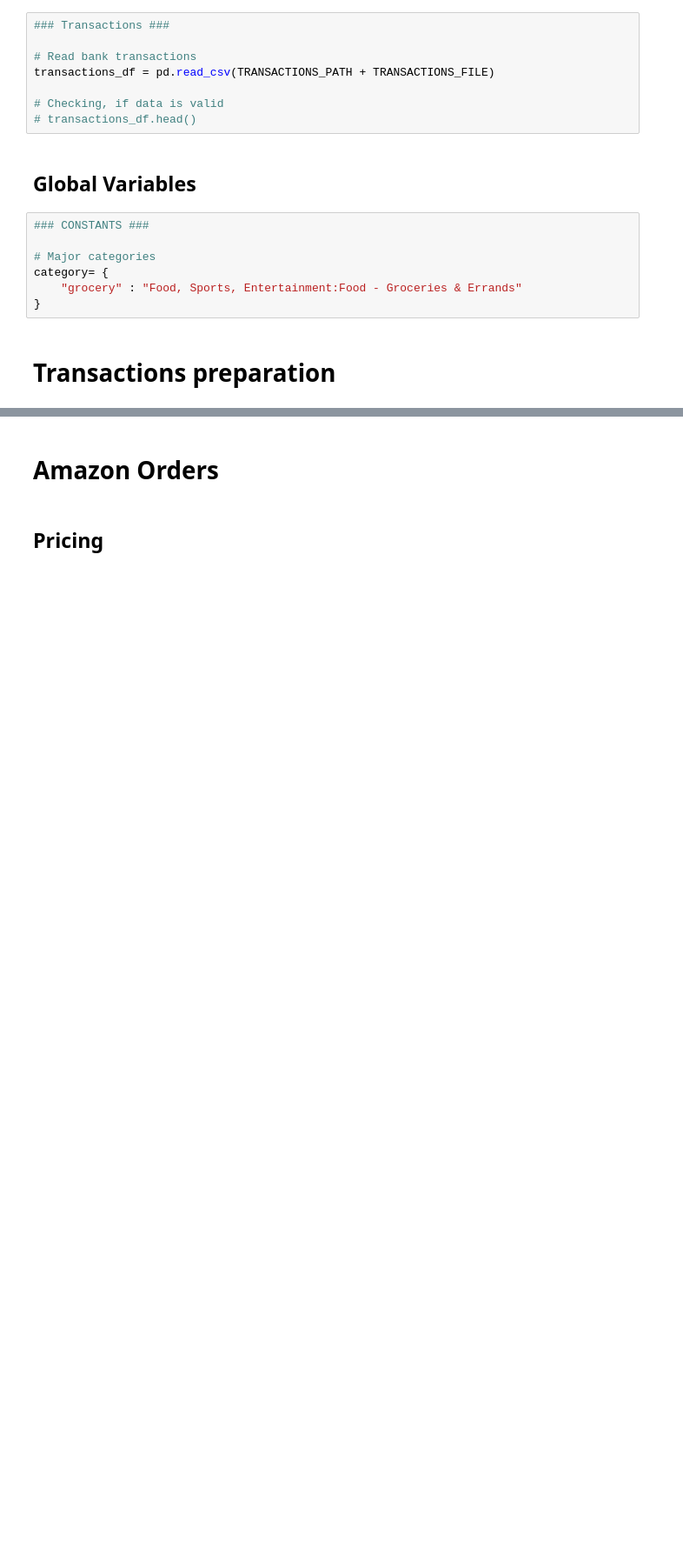
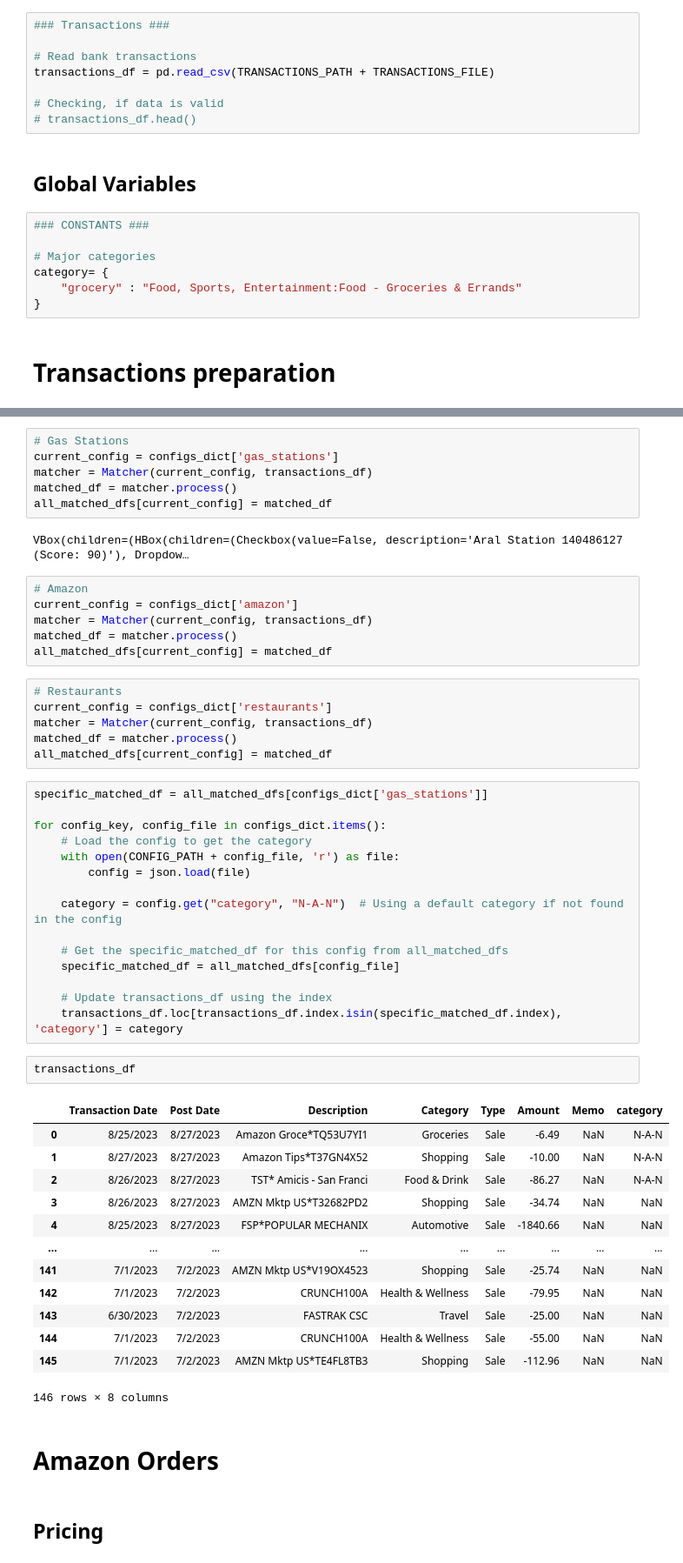
Before and after one commit to axjasf/Personal-Finance-Categorizer, a Jupyter notebook: YNAB.ipynb, the cells around one changed output, grey strips where cells are left out. Shown at 87% size. Drawn from its saved outputs; the diff is of its cells as text; blank space fills up the shorter version.

```diff
--- a/YNAB.ipynb
+++ b/YNAB.ipynb
@@ -203,3 +171,54 @@ General algo
+# %%
+# Gas Stations
+current_config = configs_dict['gas_stations']
+matcher = Matcher(current_config, transactions_df)
+matched_df = matcher.process()
+all_matched_dfs[current_config] = matched_df
+# %% [output]
+VBox(children=(HBox(children=(Checkbox(value=False, description='Aral Station 140486127 (Score: 90)'), Dropdow…
+# %%
+# Amazon
+current_config = configs_dict['amazon']
+matcher = Matcher(current_config, transactions_df)
+matched_df = matcher.process()
+all_matched_dfs[current_config] = matched_df
+# %%
+# Restaurants
+current_config = configs_dict['restaurants']
+matcher = Matcher(current_config, transactions_df)
+matched_df = matcher.process()
+all_matched_dfs[current_config] = matched_df
+# %%
+specific_matched_df = all_matched_dfs[configs_dict['gas_stations']]
+
+for config_key, config_file in configs_dict.items():
+    # Load the config to get the category
+    with open(CONFIG_PATH + config_file, 'r') as file:
+        config = json.load(file)
+
+    category = config.get("category", "N-A-N")  # Using a default category if not found in the config
+
+    # Get the specific_matched_df for this config from all_matched_dfs
+    specific_matched_df = all_matched_dfs[config_file]
+
+    # Update transactions_df using the index
+    transactions_df.loc[transactions_df.index.isin(specific_matched_df.index), 'category'] = category
+# %%
+transactions_df
+# %% [output]
+|  | Transaction Date | Post Date | Description | Category | Type | Amount | Memo | category |
+| 0 | 8/25/2023 | 8/27/2023 | Amazon Groce*TQ53U7YI1 | Groceries | Sale | -6.49 | NaN | N-A-N |
+| 1 | 8/27/2023 | 8/27/2023 | Amazon Tips*T37GN4X52 | Shopping | Sale | -10.00 | NaN | N-A-N |
+| 2 | 8/26/2023 | 8/27/2023 | TST* Amicis - San Franci | Food & Drink | Sale | -86.27 | NaN | N-A-N |
+| 3 | 8/26/2023 | 8/27/2023 | AMZN Mktp US*T32682PD2 | Shopping | Sale | -34.74 | NaN | NaN |
+| 4 | 8/25/2023 | 8/27/2023 | FSP*POPULAR MECHANIX | Automotive | Sale | -1840.66 | NaN | NaN |
+| ... | ... | ... | ... | ... | ... | ... | ... | ... |
+| 141 | 7/1/2023 | 7/2/2023 | AMZN Mktp US*V19OX4523 | Shopping | Sale | -25.74 | NaN | NaN |
+| 142 | 7/1/2023 | 7/2/2023 | CRUNCH100A | Health & Wellness | Sale | -79.95 | NaN | NaN |
+| 143 | 6/30/2023 | 7/2/2023 | FASTRAK CSC | Travel | Sale | -25.00 | NaN | NaN |
+| 144 | 7/1/2023 | 7/2/2023 | CRUNCH100A | Health & Wellness | Sale | -55.00 | NaN | NaN |
+| 145 | 7/1/2023 | 7/2/2023 | AMZN Mktp US*TE4FL8TB3 | Shopping | Sale | -112.96 | NaN | NaN |
+146 rows × 8 columns
 # %% [markdown]
 # Amazon Orders
 # %% [markdown]
```
Also changed, not shown: parts of 7 cells of this notebook.
